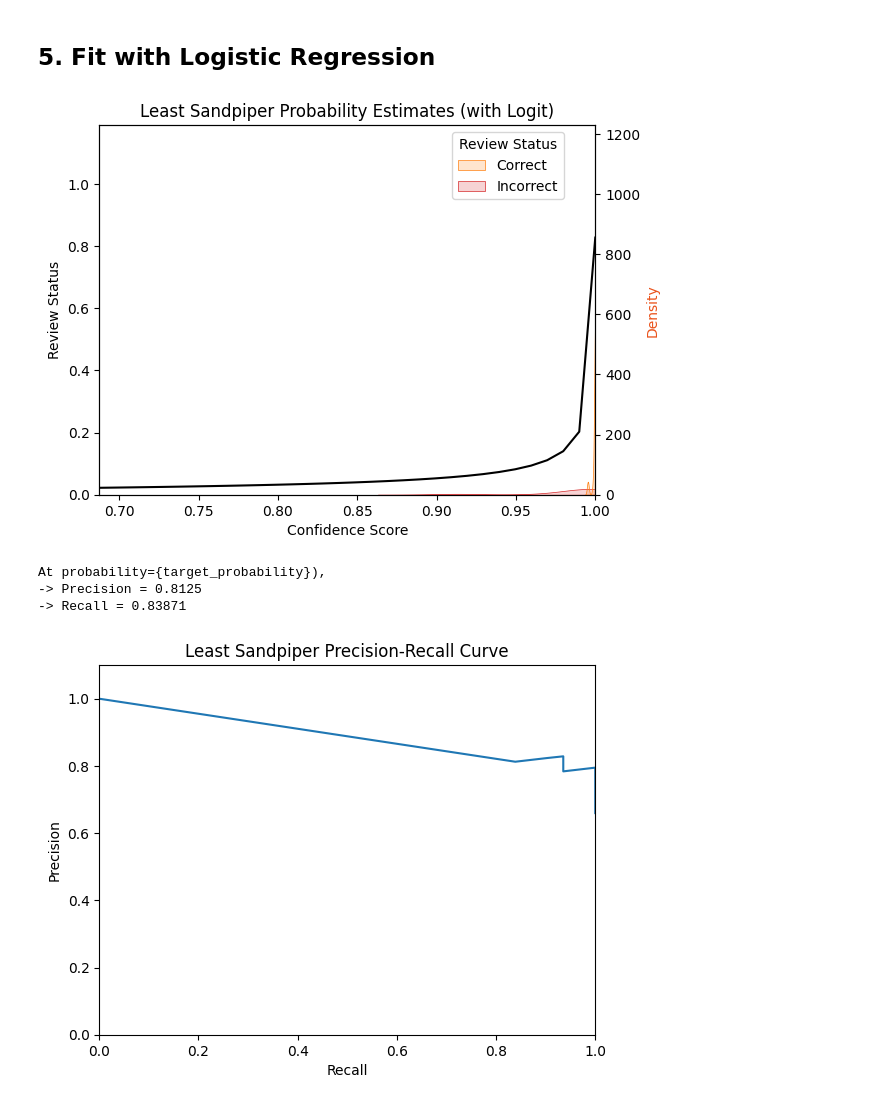
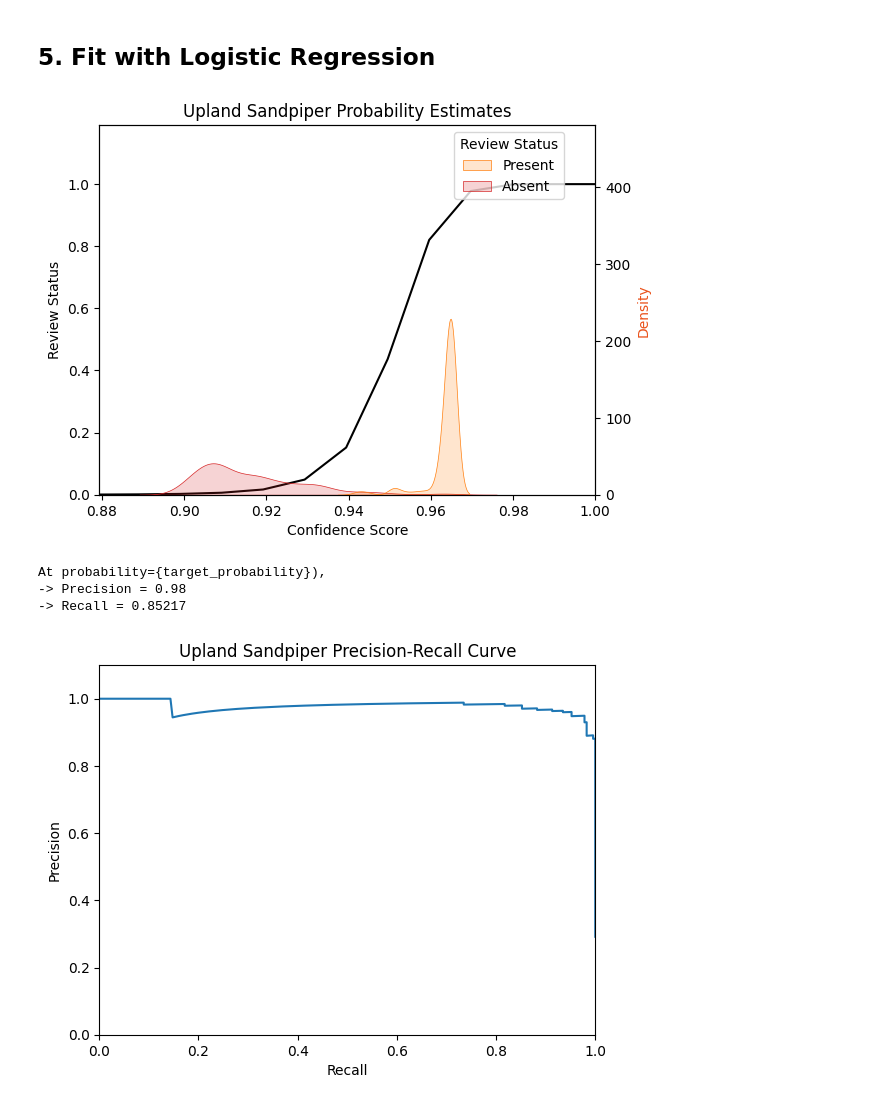
Before and after one commit to eshlei/montana-shorebirds, a Jupyter notebook: mpg.ipynb, the cells around one changed output. Cells and saved outputs as stored; diff of their text form; code cells hidden in the pictures.

```diff
--- a/mpg.ipynb
+++ b/mpg.ipynb
@@ -18,7 +18,7 @@ for path in ['exports', 'exports/csv', 'exports/figures']:
     if not os.path.exists(path):
         os.makedirs(path)
 # %%
-taxon = 'greyel'
+taxon = 'uplsan'
 
 common_names = {
     'greyel': 'Greater Yellowlegs',
@@ -74,6 +78,5 @@ First, we filter out unreviewed detections and assign 0/1 to incorrect/correct d
 # %%
 # Filter out unreviewed detections
-df['reviewStatusBinary'] = df['reviewStatus'].map({'Reviewed': 1, 'Problem': 0, 'Unreviewed': -1})
 df_reviewed = df[df['reviewStatusBinary'] >= 0]
 
 # Filter by sunset and sunrise time
@@ -108,16 +111,15 @@ durinal detections: 68
 # %% [markdown]
 ## 3. Resample Reviewed Detections to Match the Distribution of All Detections
 # %%
-scores = df['confidenceScore']
-scores_reviewed = df_reviewed['confidenceScore']
-kde = gaussian_kde(scores)
+scores_target = df['confidenceScore']
+scores_reviewed = df[df['reviewStatus'] != 'Unreviewed']['confidenceScore']
+kde_target = gaussian_kde(scores_target)
 kde_reviewed = gaussian_kde(scores_reviewed)
-weights = kde.evaluate(scores_reviewed) / kde_reviewed.evaluate(scores_reviewed)
+weights = kde_target.evaluate(scores_reviewed) / kde_reviewed.evaluate(scores_reviewed)
 weights /= weights.sum()
 
-resampled_sample_size = len(df_reviewed)
-indicies = np.random.choice(df_reviewed.index, size=resampled_sample_size, p=weights, replace=True)
-df_resampled = df_reviewed.loc[indicies]
-df_resampled.to_csv(f'exports/csv/{taxon}_resampled.csv', index=False) # save dataframe to exports/csv/
+sample_size = len(df[df['reviewStatus'] != 'Unreviewed'])
+indicies = np.random.choice(df[df['reviewStatus'] != 'Unreviewed'].index, size=sample_size, p=weights, replace=True)
+sample = df[df['reviewStatus'] != 'Unreviewed'].loc[indicies]
 # %%
 # Plot the distribution before and after resampling
@@ -134,43 +136,42 @@ plt.legend()
 # %% [markdown]
 ## 5. Fit with Logistic Regression
 # %%
-X = df_resampled['confidenceScore'].values.reshape(-1, 1)
-y = df_resampled['reviewStatusBinary'].values
+X = sample['confidenceScore'].values.reshape(-1, 1)
+y = sample['reviewStatusBinary'].values
 X_logit = logit(X.clip(1e-4, 1 - 1e-4)) # apply logit
 logr = LogisticRegression()
 logr.fit(X_logit, y)
 
 # Predict y of x in [0, 1]
 X = np.linspace(0, 1, 100).reshape(-1, 1)
 X_logit = logit(X.clip(1e-4, 1 - 1e-4)) # apply logit
 y_hat = logr.predict_proba(X_logit)[:, 1]
 
 fig, ax1 = plt.subplots()
 ax1.plot(X, y_hat, color='black')
-ax1.set_xlim(df['confidenceScore'].quantile(1e-2), 1)
+ax1.set_xlim(df['confidenceScore'].quantile(1e-4), 1)
 ax1.set_ylim(0, 1.19)
 ax1.set_xlabel('Confidence Score')
 ax1.set_ylabel('Review Status')
-ax1.set_title(f'{common_names[taxon]} Probability Estimates (with Logit)')
+ax1.set_title(f'{common_names[taxon]} Probability Estimates')
 plt.savefig(f'exports/figures/prob_{taxon}.png')
 
 ax2 = ax1.twinx()
-sns.kdeplot(data=df_resampled, x='confidenceScore', hue='reviewStatusRenamed',
+sns.kdeplot(data=sample, x='confidenceScore', hue='reviewStatus',
             fill=True, alpha=0.2, common_norm=False, palette=['#ff7f0e', '#d62728'], linewidth=0.5,
             ax=ax2)
 ax2.set_ylabel('Density', color='#ea521b')
 ax2.set_ylim(0, ax2.get_ylim()[1] * 2) # Scale KDE by 1/2 to not clutter up the figure
 ax2.get_legend().set_title('Review Status')
 ax2.get_legend().set_bbox_to_anchor((0.95, 1))
 
 plt.savefig(f'exports/figures/prob_w_dist_{taxon}.png')
 # %% [output]
-[figure, old version]
+[figure, new version]
 # %%
 # Train logistic regression model
-df_test = df_resampled.copy()
-X = df_test['confidenceScore'].values.reshape(-1, 1)
-y = df_test['reviewStatusBinary'].values
+X = sample['confidenceScore'].values.reshape(-1, 1)
+y = sample['reviewStatusBinary'].values
 X_logit = logit(X.clip(1e-4, 1 - 1e-4)) # apply logit
 y_hat = logr.predict_proba(X_logit)[:, 1]
 
@@ -195,9 +196,9 @@ print(f'-> Recall = {r_at_target.round(5)}')
     # dump.write(f'{p_at_target.round(5)}, {r_at_target.round(5)}\n')
 # %% [output]
 At probability={target_probability}),
--> Precision = 0.8125
--> Recall = 0.83871
+-> Precision = 0.98
+-> Recall = 0.85217
-[figure, old version]
+[figure, new version]
 # %%
 try:
     pr_curves[taxon].append((precision, recall))
```
Also changed, not shown: parts of 6 cells of this notebook.
